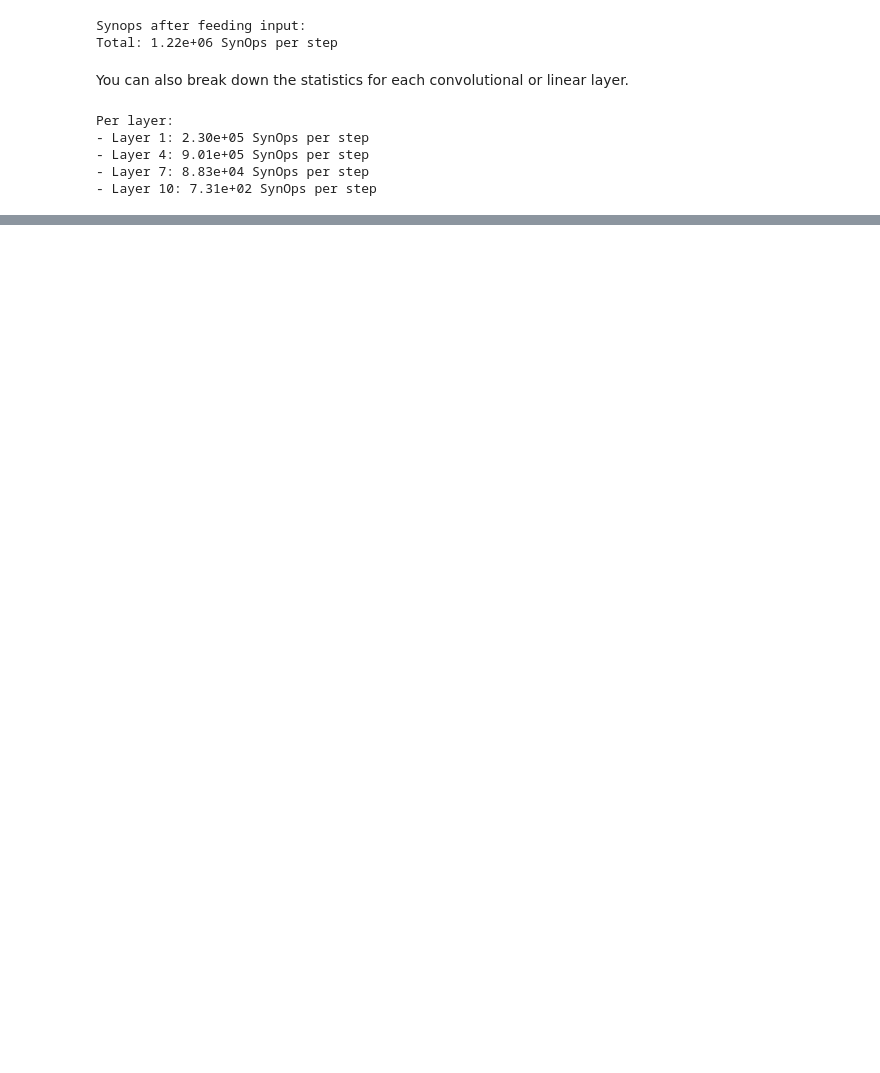
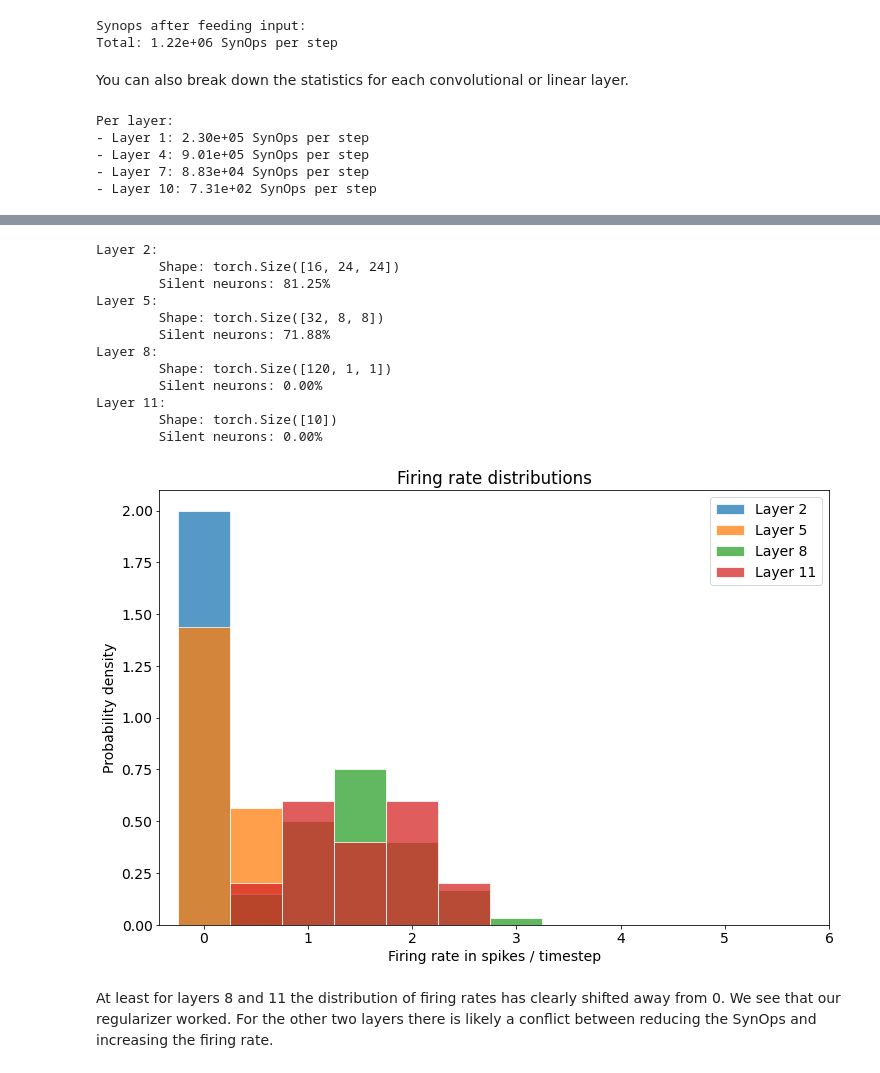
Before and after one commit to synsense/sinabs, a Jupyter notebook: docs/how_tos/synops_loss_snn.ipynb, the cells around one changed output, grey strips where cells are left out. Saved outputs shown, nothing was run; the diff lists cells and outputs as text; code cells hidden in the pictures; blank space fills up the shorter version.

```diff
--- a/docs/how_tos/synops_loss_snn.ipynb
+++ b/docs/how_tos/synops_loss_snn.ipynb
@@ -118,0 +190,36 @@ We can see that the network quickly optimizes for the target number of synaptic
+# %%
+for layer_idx, layer in enumerate(snn):
+    if isinstance(layer, sl.StatefulLayer) and hasattr(layer, "hook_data"):
+        firing_rates = layer.hook_data["firing_rate_per_neuron"]
+        print(f"Layer {layer_idx}:")
+        print(f"\tShape: {firing_rates.shape}")
+        print(f"\tSilent neurons: {(firing_rates == 0).float().mean():.2%}")
+        plt.hist(
+            firing_rates.detach().numpy().flat,
+            bins=bins,
+            label=f"Layer {layer_idx}",
+            density=True,
+            ec="white",
+            alpha=0.75,
+        )
+plt.xticks(np.arange(7))
+plt.xlabel("Firing rate in spikes / timestep")
+plt.ylabel("Probability density")
+plt.legend(loc="best")
+plt.title("Firing rate distributions");
+# %% [output]
+Layer 2:
+        Shape: torch.Size([16, 24, 24])
+        Silent neurons: 81.25%
+Layer 5:
+        Shape: torch.Size([32, 8, 8])
+        Silent neurons: 71.88%
+Layer 8:
+        Shape: torch.Size([120, 1, 1])
+        Silent neurons: 0.00%
+Layer 11:
+        Shape: torch.Size([10])
+        Silent neurons: 0.00%
+[figure, added]
+# %% [markdown]
+At least for layers 8 and 11 the distribution of firing rates has clearly shifted away from 0. We see that our regularizer worked. For the other two layers there is likely a conflict between reducing the SynOps and increasing the firing rate.
```
Also changed, not shown: parts of 13 cells of this notebook.
